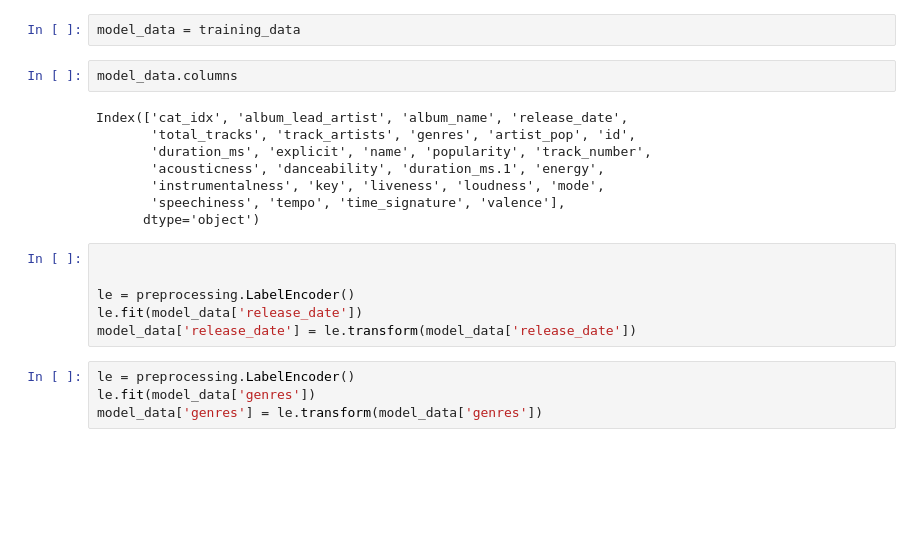
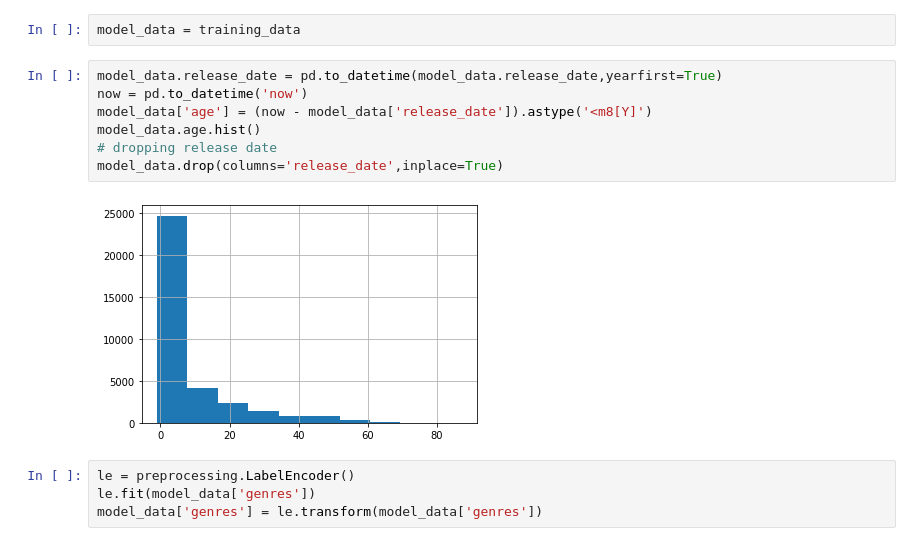
Before and after one commit to bw-project-name/data-science, a Jupyter notebook: Spotify_neural_net.ipynb, the cells around one changed output. Drawn from its saved outputs; the diff is of its cells as text; blank space fills up the shorter version.

```diff
--- a/Spotify_neural_net.ipynb
+++ b/Spotify_neural_net.ipynb
@@ -48,22 +53,15 @@ valence              0
 dtype: int64
 # %%
 model_data = training_data
-# %%
-model_data.columns
-# %% [output]
-Index(['cat_idx', 'album_lead_artist', 'album_name', 'release_date',
-       'total_tracks', 'track_artists', 'genres', 'artist_pop', 'id',
-       'duration_ms', 'explicit', 'name', 'popularity', 'track_number',
-       'acousticness', 'danceability', 'duration_ms.1', 'energy',
-       'instrumentalness', 'key', 'liveness', 'loudness', 'mode',
-       'speechiness', 'tempo', 'time_signature', 'valence'],
-      dtype='object')
-# %%
-
-
-le = preprocessing.LabelEncoder()
-le.fit(model_data['release_date'])
-model_data['release_date'] = le.transform(model_data['release_date'])
+# %%
+model_data.release_date = pd.to_datetime(model_data.release_date,yearfirst=True)
+now = pd.to_datetime('now')
+model_data['age'] = (now - model_data['release_date']).astype('<m8[Y]')
+model_data.age.hist()
+# dropping release date
+model_data.drop(columns='release_date',inplace=True)
+# %% [output]
+[figure, added]
 # %%
 le = preprocessing.LabelEncoder()
 le.fit(model_data['genres'])
```
Also changed, not shown: parts of 22 cells of this notebook.
